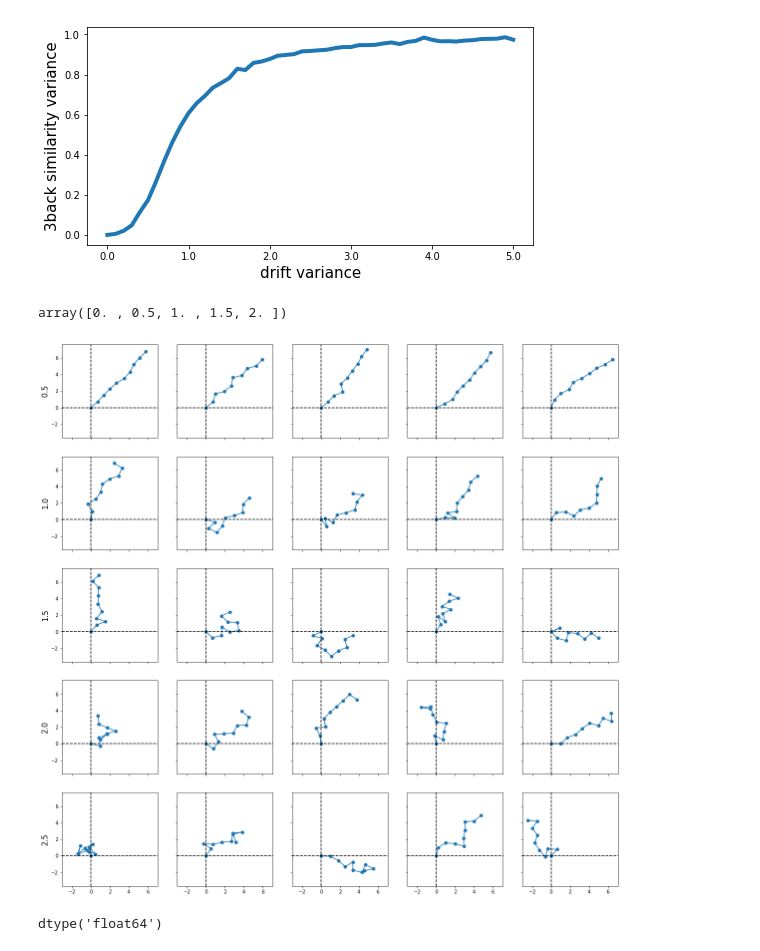
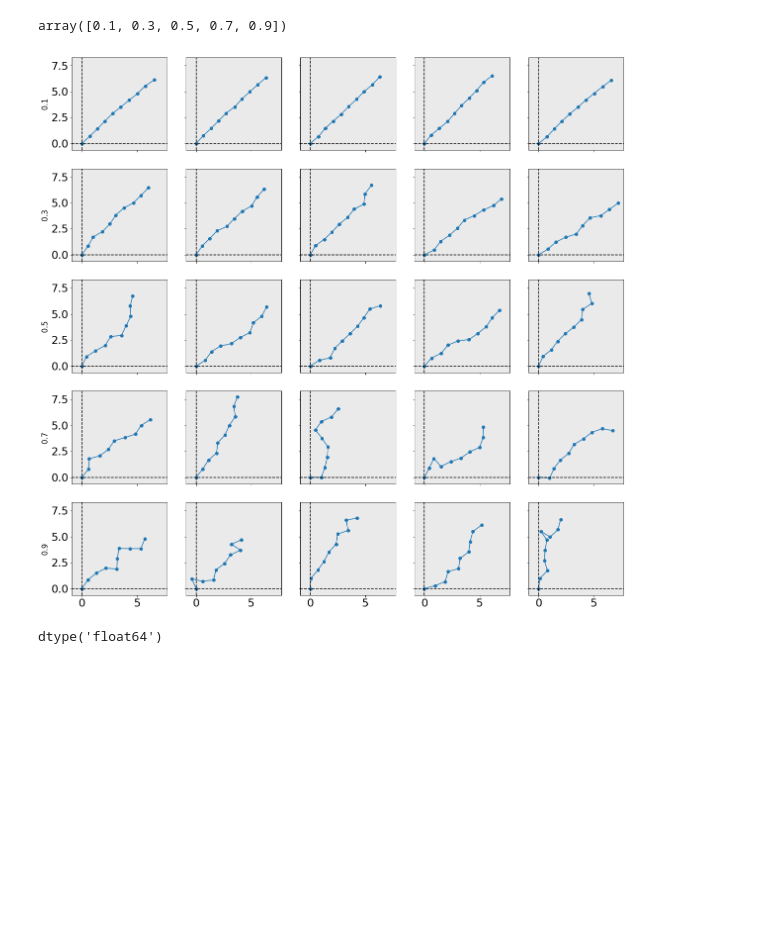
Before and after one commit to andrebeu/nback, a Jupyter notebook: simulate drift-similarity variance.ipynb, the cells around one changed output. Saved outputs shown, nothing was run; the diff lists cells and outputs as text; code cells hidden in the pictures; blank space fills up the shorter version.

```diff
--- a/simulate drift-similarity variance.ipynb
+++ b/simulate drift-similarity variance.ipynb
@@ -9,64 +52,36 @@ from matplotlib import pyplot as plt
+# %%
+stdL = np.arange(.1,1,.2)
+stdL
+# %% [output]
+array([0.1, 0.3, 0.5, 0.7, 0.9])
 # %%
 alpha = 1
 
-num_itr = 5000
+num_itr = 5
+num_steps = 10
 
-stdL = np.arange(0,5.1,.1)
+stdL = np.arange(.1,1,.2).round(2)
 D = -np.ones([num_itr,len(stdL)])
+fig,axarr = plt.subplots(5,5,figsize=(20,20),sharex=True,sharey=True)
 
 for std_idx,std in enumerate(stdL):
   for itr in range(num_itr):
     v_t = np.array([0.,0.])
-    arr = -np.ones([num_itr,2])
-    for step in range(4):
+    arr = -np.ones([num_steps,2])
+    for step in range(num_steps):
       arr[step] = v_t
       delta_t = alpha*np.random.normal(1,std,2)
       v_t += delta_t/np.linalg.norm(delta_t)
-    D[itr,std_idx] = np.correlate(arr[1].T,arr[-1].T)
+    ax = axarr[std_idx,itr]
+    ax.scatter(arr[:,0],arr[:,1])
+    ax.plot(arr[:,0],arr[:,1])
+    ax.axvline(0,c='black',ls='--')
+    ax.axhline(0,c='black',ls='--')
+    ax.set_facecolor(plt.get_cmap('Greys')(40))
+  axarr[std_idx,0].set_ylabel(std,fontsize=15)
+plt.savefig('figures/drif-variance-simluation_samples')
+# %% [output]
+[figure, added]
-# %%
-plt.figure(figsize=(8,4))
-ax = plt.gca()
-ax.plot(D.std(0),lw=4)
-xt = np.arange(0,len(stdL),10)
-ax.set_xticks(xt)
-ax.set_xticklabels(stdL[xt].round(1))
-ax.set_xlabel('drift variance',fontsize=15)
-ax.set_ylabel('3back similarity variance',fontsize=15)
-plt.savefig('figures/drif-variance-simluation')
-# %% [output]
-[figure, removed]
-# %%
-stdL = np.arange(0,2.1,.5)
-stdL
-# %% [output]
-array([0. , 0.5, 1. , 1.5, 2. ])
-# %%
-alpha = 1
-
-num_itr = 5
-num_steps = 10
-
-stdL = np.arange(.5,2.6,.5)
-D = -np.ones([num_itr,len(stdL)])
-fig,axarr = plt.subplots(5,5,figsize=(20,20),sharex=True,sharey=True)
-
-for std_idx,std in enumerate(stdL):
-  for itr in range(num_itr):
-    v_t = np.array([0.,0.])
-    arr = -np.ones([num_steps,2])
-    for step in range(num_steps):
-      arr[step] = v_t
-      delta_t = alpha*np.random.normal(1,std,2)
-      v_t += delta_t/np.linalg.norm(delta_t)
-    ax = axarr[std_idx,itr]
-    ax.scatter(arr[:,0],arr[:,1])
-    ax.plot(arr[:,0],arr[:,1])
-    ax.axvline(0,c='black',ls='--')
-    ax.axhline(0,c='black',ls='--')
-  axarr[std_idx,0].set_ylabel(std,fontsize=15)
-plt.savefig('figures/drif-variance-simluation_samples')
-# %% [output]
-[figure, removed]
 # %%
 np.ones(1).dtype
 # %% [output]
```
Also changed, not shown: parts of 3 cells of this notebook, 49 other files.
